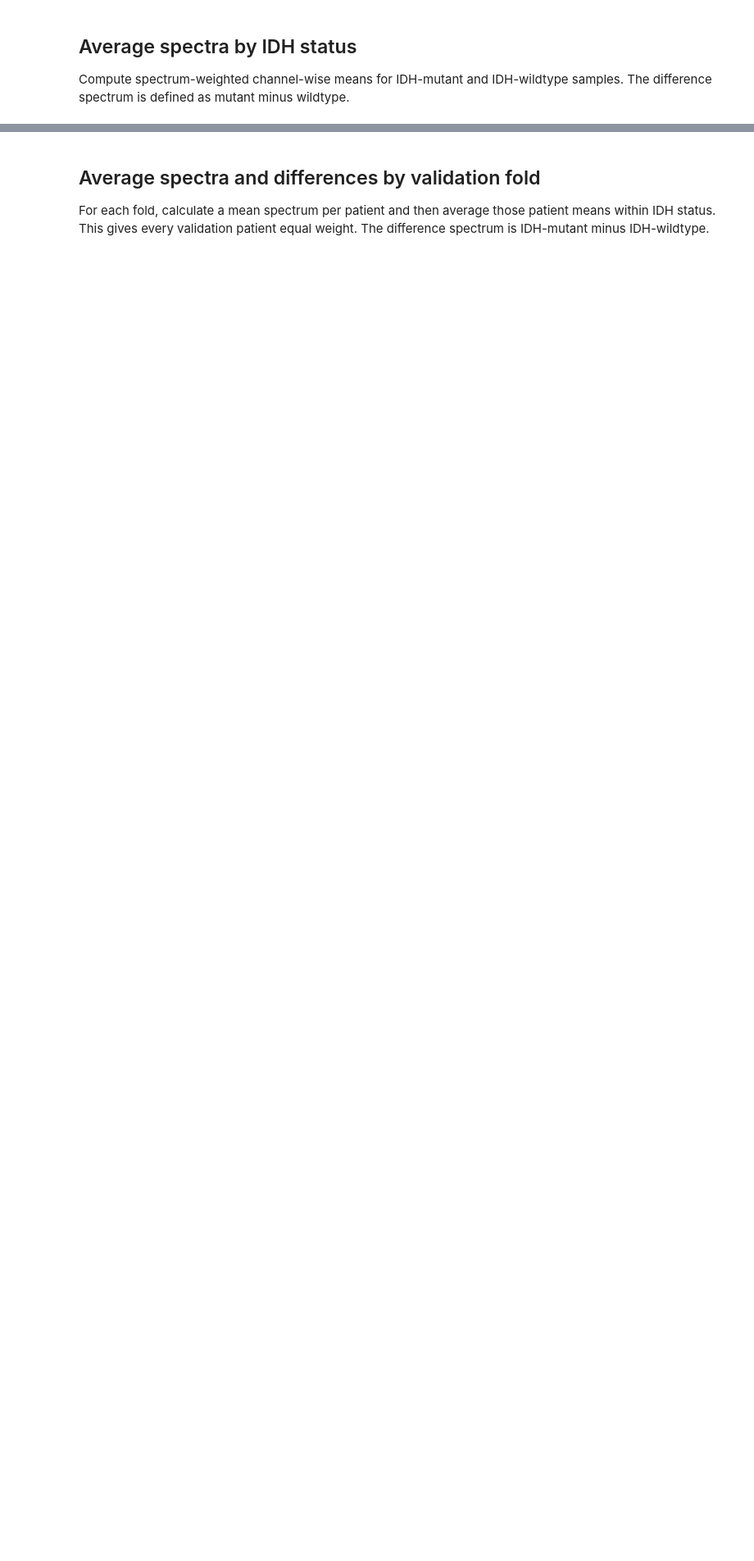
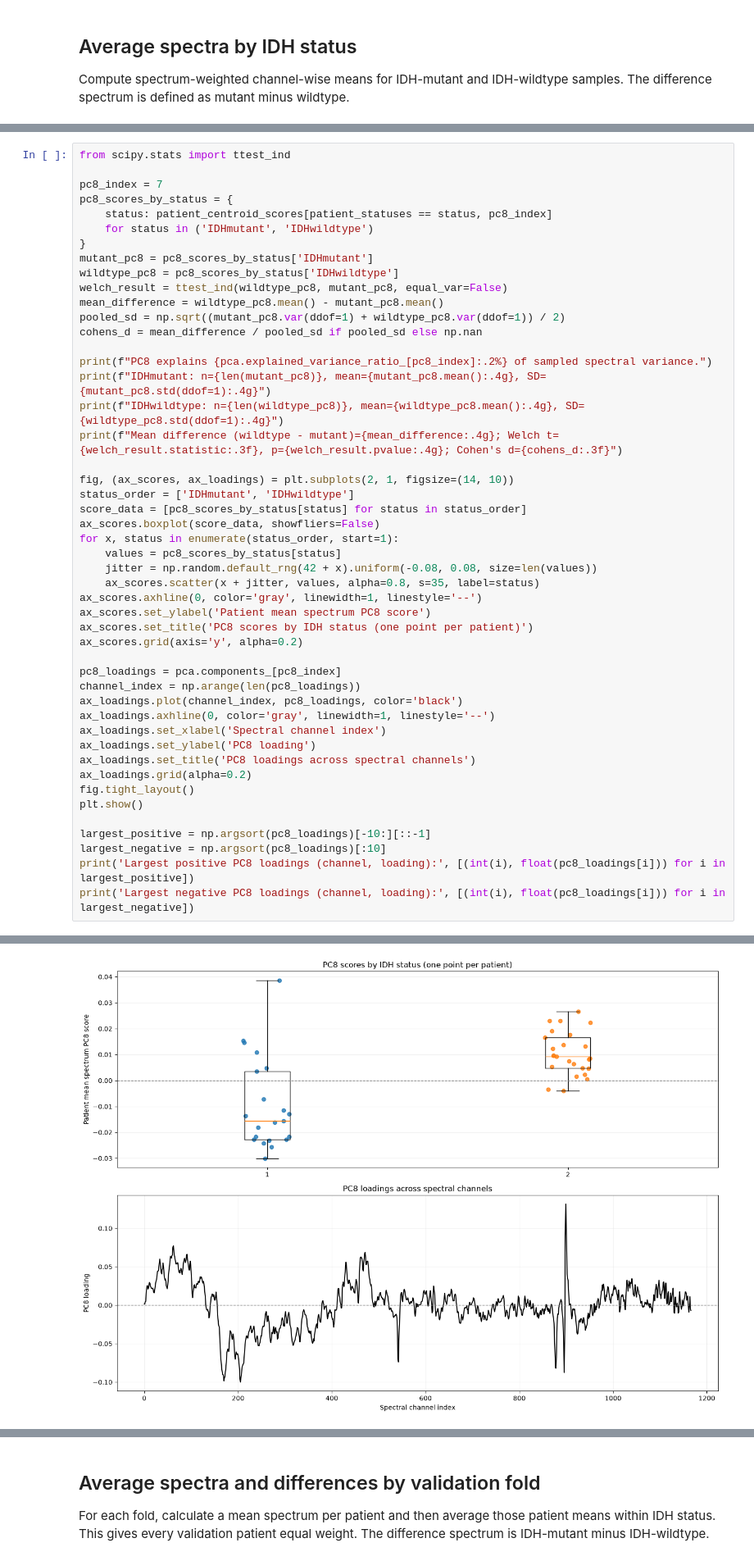
Before and after one commit to belindbl/glioma-raman-gp-classification, a Jupyter notebook: notebooks/01_data_exploration.ipynb, the cells around one changed output, grey strips where cells are left out. Shown at 82% size. Cells and saved outputs as stored; diff of their text form; blank space fills up the shorter version.

```diff
--- a/notebooks/01_data_exploration.ipynb
+++ b/notebooks/01_data_exploration.ipynb
@@ -322,0 +309,49 @@ PC2: IDH eta-squared=0.001; class_id eta-squared=0.021; patient eta-squared=0.48
+# %%
+from scipy.stats import ttest_ind
+
+pc8_index = 7
+pc8_scores_by_status = {
+    status: patient_centroid_scores[patient_statuses == status, pc8_index]
+    for status in ('IDHmutant', 'IDHwildtype')
+}
+mutant_pc8 = pc8_scores_by_status['IDHmutant']
+wildtype_pc8 = pc8_scores_by_status['IDHwildtype']
+welch_result = ttest_ind(wildtype_pc8, mutant_pc8, equal_var=False)
+mean_difference = wildtype_pc8.mean() - mutant_pc8.mean()
+pooled_sd = np.sqrt((mutant_pc8.var(ddof=1) + wildtype_pc8.var(ddof=1)) / 2)
+cohens_d = mean_difference / pooled_sd if pooled_sd else np.nan
+
+print(f"PC8 explains {pca.explained_variance_ratio_[pc8_index]:.2%} of sampled spectral variance.")
+print(f"IDHmutant: n={len(mutant_pc8)}, mean={mutant_pc8.mean():.4g}, SD={mutant_pc8.std(ddof=1):.4g}")
+print(f"IDHwildtype: n={len(wildtype_pc8)}, mean={wildtype_pc8.mean():.4g}, SD={wildtype_pc8.std(ddof=1):.4g}")
+print(f"Mean difference (wildtype - mutant)={mean_difference:.4g}; Welch t={welch_result.statistic:.3f}, p={welch_result.pvalue:.4g}; Cohen's d={cohens_d:.3f}")
+
+fig, (ax_scores, ax_loadings) = plt.subplots(2, 1, figsize=(14, 10))
+status_order = ['IDHmutant', 'IDHwildtype']
+score_data = [pc8_scores_by_status[status] for status in status_order]
+ax_scores.boxplot(score_data, showfliers=False)
+for x, status in enumerate(status_order, start=1):
+    values = pc8_scores_by_status[status]
+    jitter = np.random.default_rng(42 + x).uniform(-0.08, 0.08, size=len(values))
+    ax_scores.scatter(x + jitter, values, alpha=0.8, s=35, label=status)
+ax_scores.axhline(0, color='gray', linewidth=1, linestyle='--')
+ax_scores.set_ylabel('Patient mean spectrum PC8 score')
+ax_scores.set_title('PC8 scores by IDH status (one point per patient)')
+ax_scores.grid(axis='y', alpha=0.2)
+
+pc8_loadings = pca.components_[pc8_index]
+channel_index = np.arange(len(pc8_loadings))
+ax_loadings.plot(channel_index, pc8_loadings, color='black')
+ax_loadings.axhline(0, color='gray', linewidth=1, linestyle='--')
+ax_loadings.set_xlabel('Spectral channel index')
+ax_loadings.set_ylabel('PC8 loading')
+ax_loadings.set_title('PC8 loadings across spectral channels')
+ax_loadings.grid(alpha=0.2)
+fig.tight_layout()
+plt.show()
+
+largest_positive = np.argsort(pc8_loadings)[-10:][::-1]
+largest_negative = np.argsort(pc8_loadings)[:10]
+print('Largest positive PC8 loadings (channel, loading):', [(int(i), float(pc8_loadings[i])) for i in largest_positive])
+print('Largest negative PC8 loadings (channel, loading):', [(int(i), float(pc8_loadings[i])) for i in largest_negative])
+# %% [output]
@@ -322,0 +362 @@ PC2: IDH eta-squared=0.001; class_id eta-squared=0.021; patient eta-squared=0.48
+[figure, added]
```
Also changed, not shown: parts of 6 cells of this notebook.
